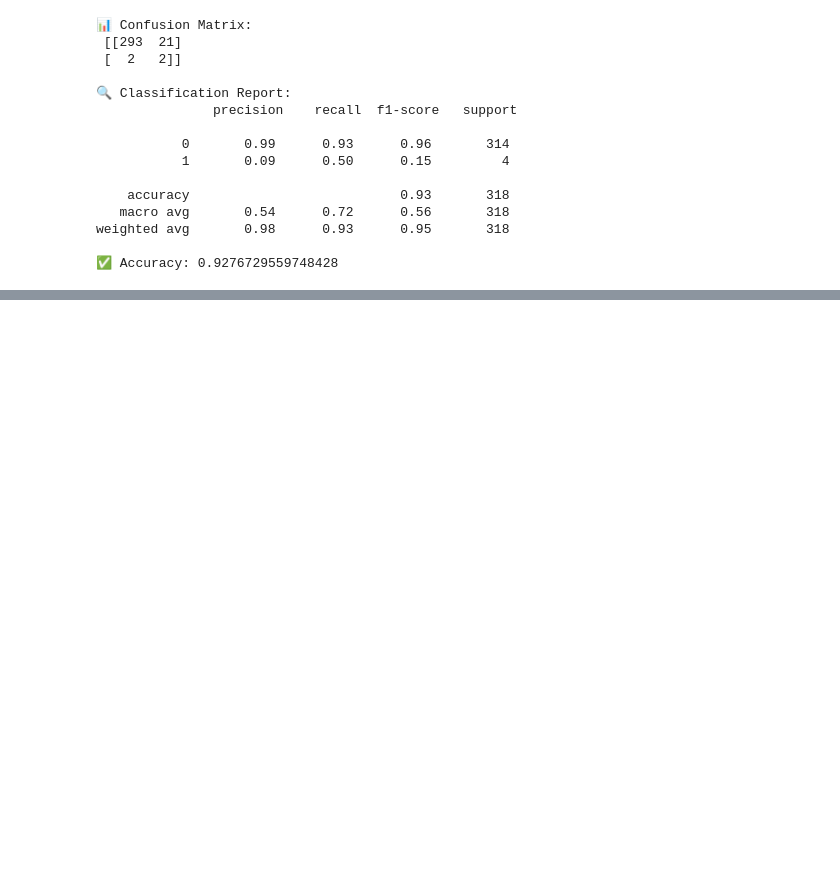
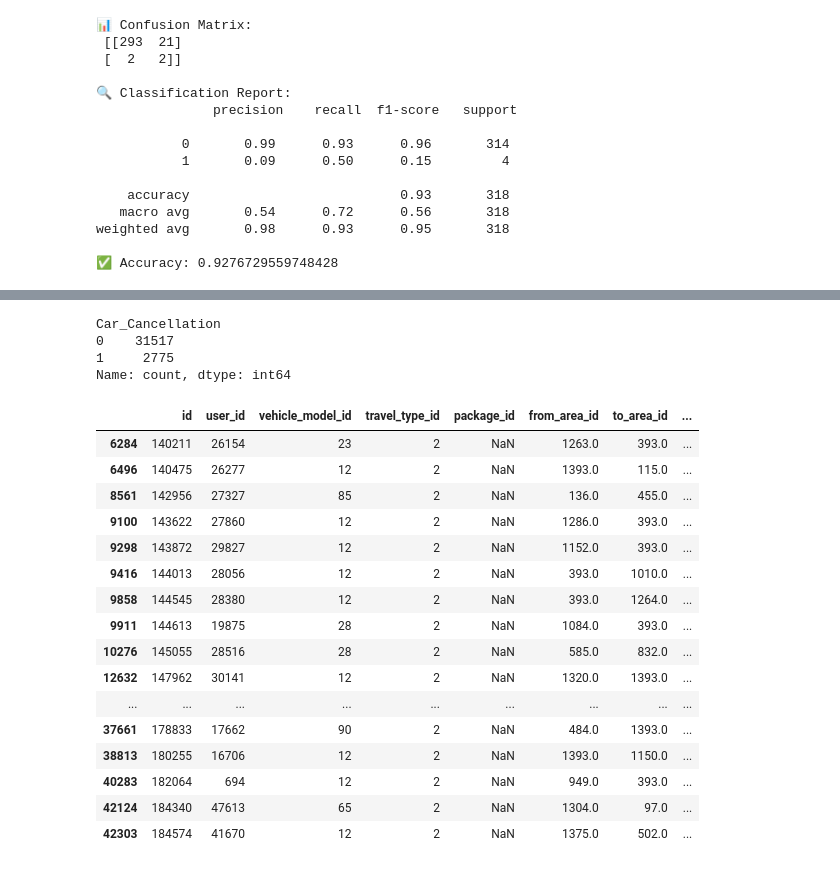
Before and after one commit to Hemant-Dua/Your_Cab_Project, a Jupyter notebook: main.ipynb, the cells around one changed output, grey strips where cells are left out. Drawn from its saved outputs; the diff is of its cells as text; code cells hidden in the pictures; blank space fills up the shorter version.

```diff
--- a/main.ipynb
+++ b/main.ipynb
@@ -436,0 +475,32 @@ weighted avg       0.98      0.93      0.95       318
+# %%
+df2['Car_Cancellation'].value_counts()
+# %% [output]
+Car_Cancellation
+0    31517
+1     2775
+Name: count, dtype: int64
+# %%
+df2['booking_created'] = pd.to_datetime(df2['booking_created'], format='mixed', errors='coerce')
+df2['from_date'] = pd.to_datetime(df2['from_date'], format='mixed', errors='coerce')
+
+df2['booking_lead_time'] = (df2['from_date'] - df2['booking_created']).dt.total_seconds() / 3600  # in hours
+# %%
+df2[df2['booking_lead_time'] < 0]
+# %% [output]
+|  | id | user_id | vehicle_model_id | travel_type_id | package_id | from_area_id | to_area_id | ... |
+| 6284 | 140211 | 26154 | 23 | 2 | NaN | 1263.0 | 393.0 | ... |
+| 6496 | 140475 | 26277 | 12 | 2 | NaN | 1393.0 | 115.0 | ... |
+| 8561 | 142956 | 27327 | 85 | 2 | NaN | 136.0 | 455.0 | ... |
+| 9100 | 143622 | 27860 | 12 | 2 | NaN | 1286.0 | 393.0 | ... |
+| 9298 | 143872 | 29827 | 12 | 2 | NaN | 1152.0 | 393.0 | ... |
+| 9416 | 144013 | 28056 | 12 | 2 | NaN | 393.0 | 1010.0 | ... |
+| 9858 | 144545 | 28380 | 12 | 2 | NaN | 393.0 | 1264.0 | ... |
+| 9911 | 144613 | 19875 | 28 | 2 | NaN | 1084.0 | 393.0 | ... |
+| 10276 | 145055 | 28516 | 28 | 2 | NaN | 585.0 | 832.0 | ... |
+| 12632 | 147962 | 30141 | 12 | 2 | NaN | 1320.0 | 1393.0 | ... |
+| ... | ... | ... | ... | ... | ... | ... | ... | ... |
+| 37661 | 178833 | 17662 | 90 | 2 | NaN | 484.0 | 1393.0 | ... |
+| 38813 | 180255 | 16706 | 12 | 2 | NaN | 1393.0 | 1150.0 | ... |
+| 40283 | 182064 | 694 | 12 | 2 | NaN | 949.0 | 393.0 | ... |
+| 42124 | 184340 | 47613 | 65 | 2 | NaN | 1304.0 | 97.0 | ... |
+| 42303 | 184574 | 41670 | 12 | 2 | NaN | 1375.0 | 502.0 | ... |
```
Also changed, not shown: parts of 20 cells of this notebook, 2 other files.
